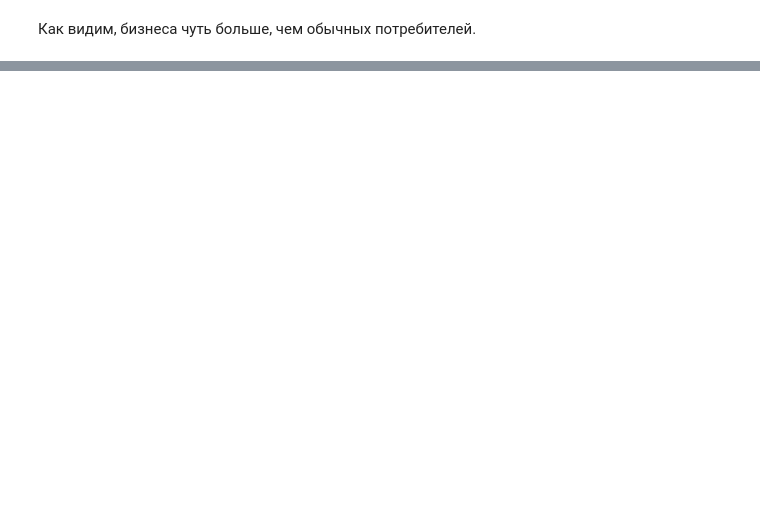
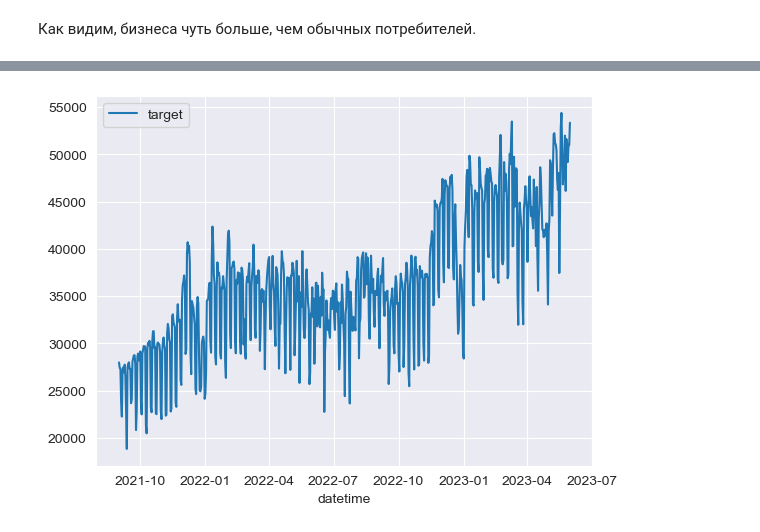
Before and after one commit to themjdex/energy-behavior-predictions, a Jupyter notebook: Enefit.ipynb, the cells around one changed output, grey strips where cells are left out. Drawn from its saved outputs; the diff is of its cells as text; code cells hidden in the pictures; blank space fills up the shorter version.

```diff
--- a/Enefit.ipynb
+++ b/Enefit.ipynb
@@ -585,0 +627,3 @@ display(sns.barplot(data=is_business.T))
+# %%
+date_and_target = pd.DataFrame(train[['datetime', 'target']].groupby('datetime')['target'].sum())
+date_and_target.head()
@@ -585,0 +638,11 @@ display(sns.barplot(data=is_business.T))
+# %%
+# сдедаем копию датафрейма
+date_and_target_re = date_and_target.copy()
+
+# изменим тип индекса
+date_and_target_re.index = pd.to_datetime(date_and_target_re.index)
+
+# ресеплируем по дням и выведем графиком
+sns.lineplot(date_and_target_re.resample('1D').mean());
+# %% [output]
+[figure, added]
```
Also changed, not shown: parts of 16 cells of this notebook.
